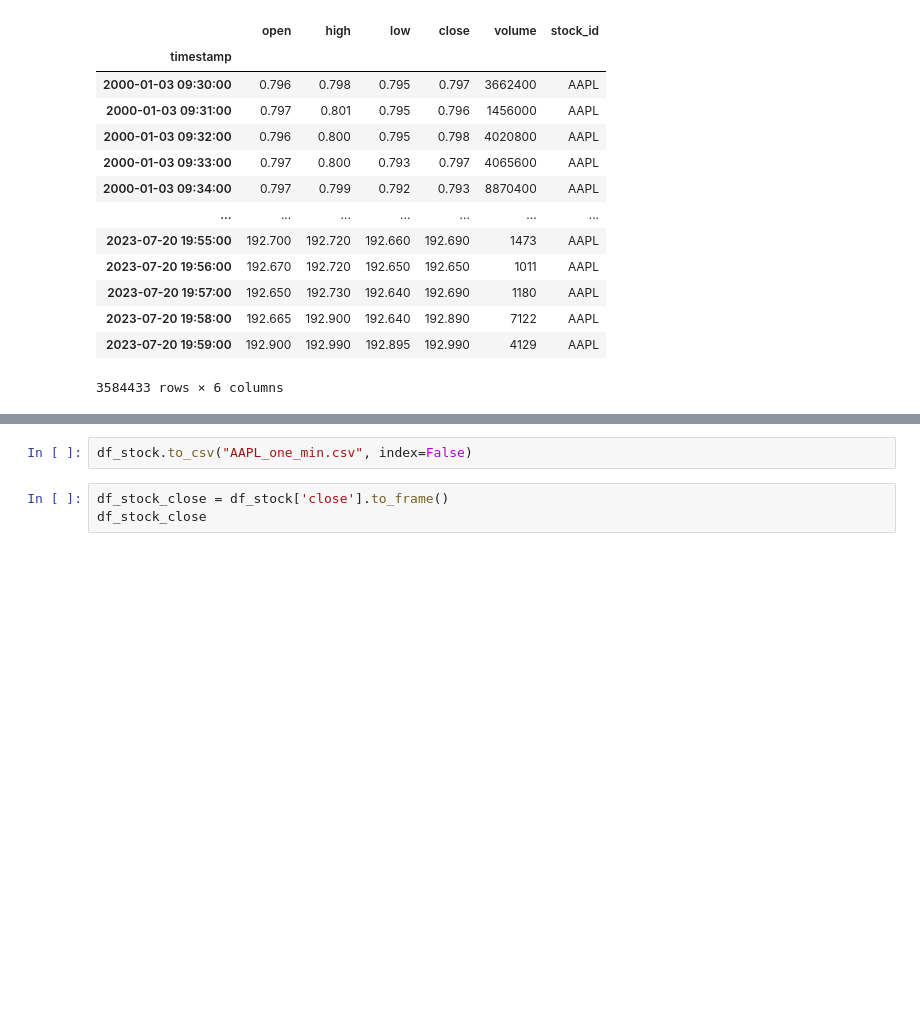
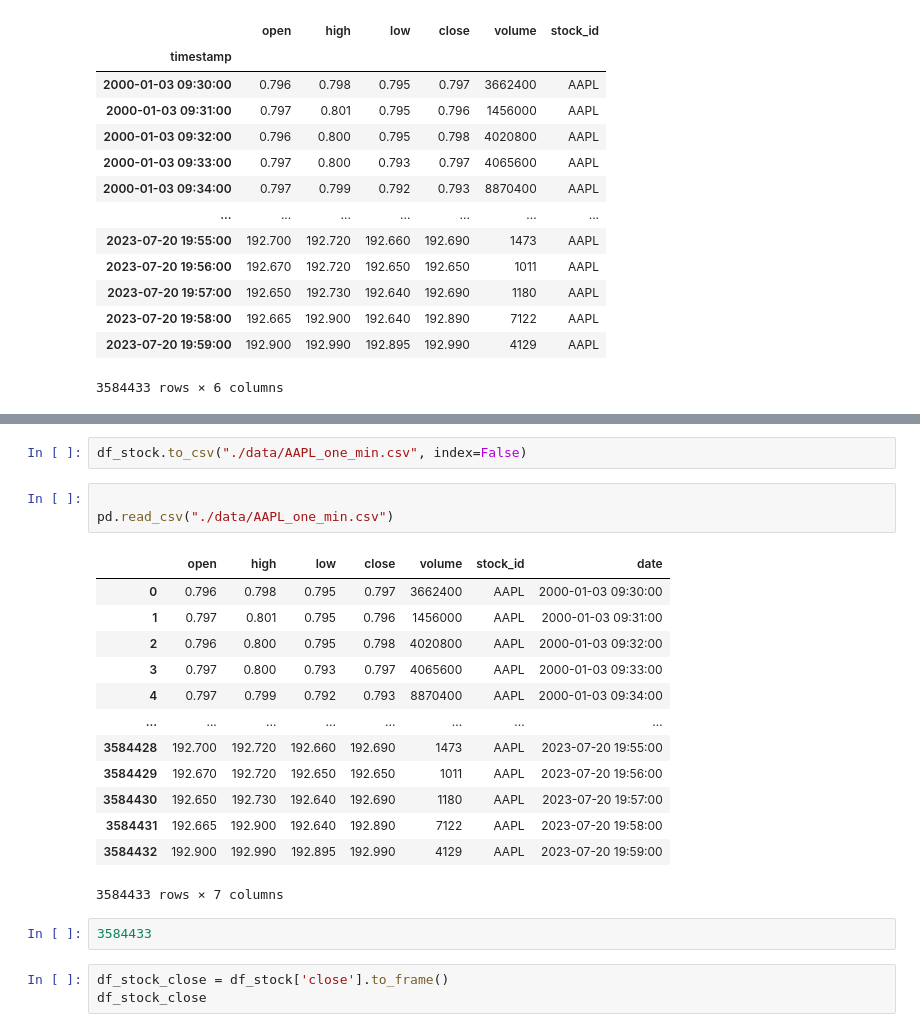
Before and after one commit to poo5zan/masters-research-project, a Jupyter notebook: with-1-min-alphavantage-data.ipynb, the cells around one changed output, grey strips where cells are left out. Drawn from its saved outputs; the diff is of its cells as text; blank space fills up the shorter version.

```diff
--- a/with-1-min-alphavantage-data.ipynb
+++ b/with-1-min-alphavantage-data.ipynb
@@ -47,5 +66,24 @@ df_stock
 # %%
-df_stock.to_csv("AAPL_one_min.csv", index=False)
+df_stock.to_csv("./data/AAPL_one_min.csv", index=False)
+# %%
+
+pd.read_csv("./data/AAPL_one_min.csv")
+# %% [output]
+|  | open | high | low | close | volume | stock_id | date |
+| 0 | 0.796 | 0.798 | 0.795 | 0.797 | 3662400 | AAPL | 2000-01-03 09:30:00 |
+| 1 | 0.797 | 0.801 | 0.795 | 0.796 | 1456000 | AAPL | 2000-01-03 09:31:00 |
+| 2 | 0.796 | 0.800 | 0.795 | 0.798 | 4020800 | AAPL | 2000-01-03 09:32:00 |
+| 3 | 0.797 | 0.800 | 0.793 | 0.797 | 4065600 | AAPL | 2000-01-03 09:33:00 |
+| 4 | 0.797 | 0.799 | 0.792 | 0.793 | 8870400 | AAPL | 2000-01-03 09:34:00 |
+| ... | ... | ... | ... | ... | ... | ... | ... |
+| 3584428 | 192.700 | 192.720 | 192.660 | 192.690 | 1473 | AAPL | 2023-07-20 19:55:00 |
+| 3584429 | 192.670 | 192.720 | 192.650 | 192.650 | 1011 | AAPL | 2023-07-20 19:56:00 |
+| 3584430 | 192.650 | 192.730 | 192.640 | 192.690 | 1180 | AAPL | 2023-07-20 19:57:00 |
+| 3584431 | 192.665 | 192.900 | 192.640 | 192.890 | 7122 | AAPL | 2023-07-20 19:58:00 |
+| 3584432 | 192.900 | 192.990 | 192.895 | 192.990 | 4129 | AAPL | 2023-07-20 19:59:00 |
+3584433 rows × 7 columns
+# %%
+3584433
 # %%
 df_stock_close = df_stock['close'].to_frame()
 df_stock_close
```
Also changed, not shown: parts of 2 cells of this notebook, 3 other files.
